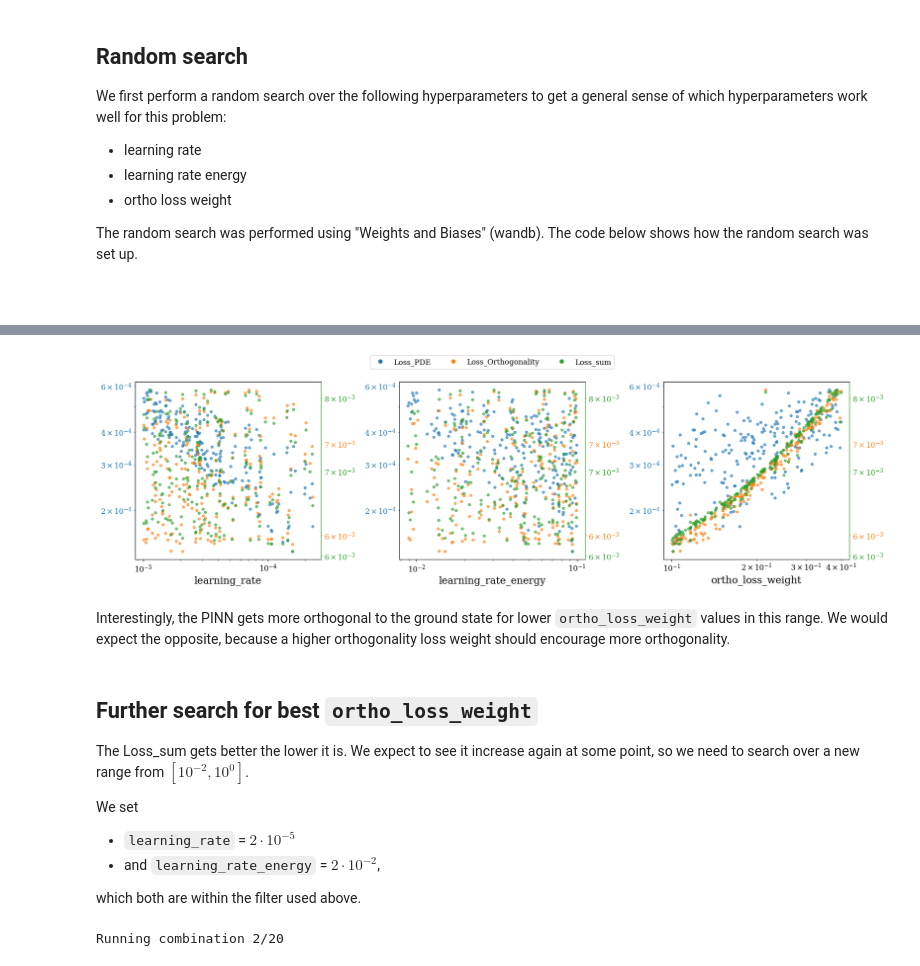
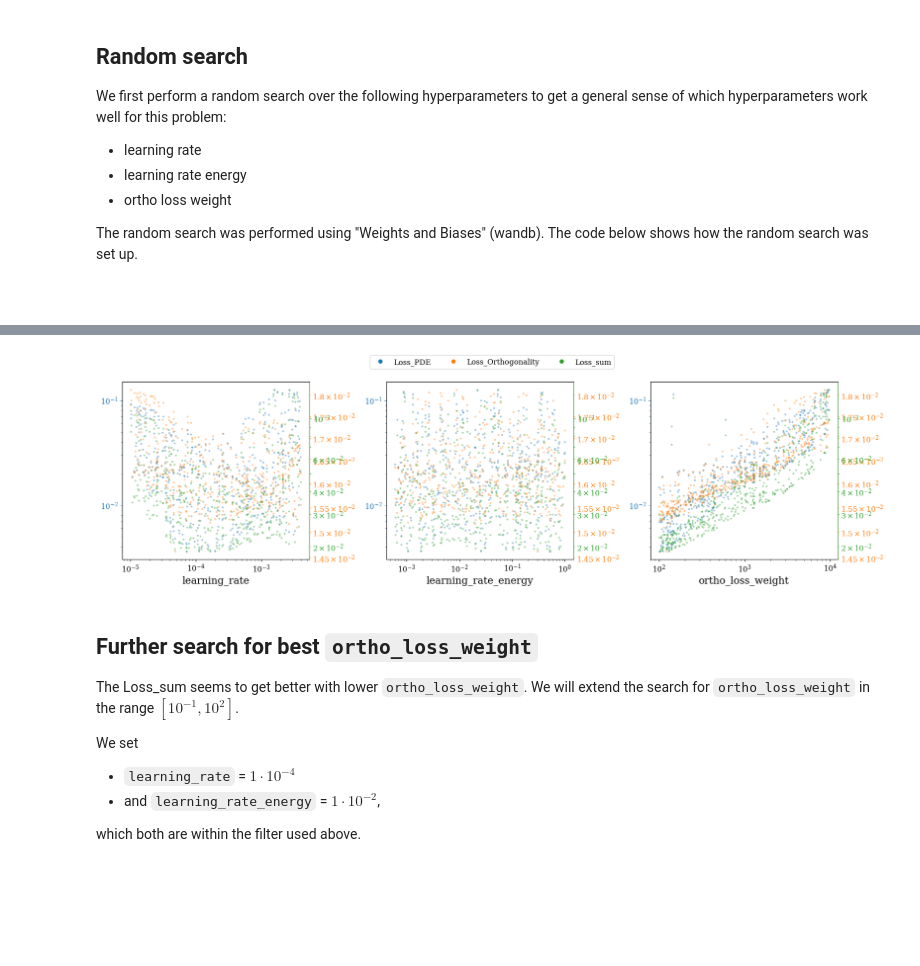
Before and after one commit to fredeco-gh/FYS-STK3155_Project3, a Jupyter notebook: src/param_search.ipynb, the cells around one changed output, grey strips where cells are left out. Drawn from its saved outputs; the diff is of its cells as text; code cells hidden in the pictures; blank space fills up the shorter version.

```diff
--- a/src/param_search.ipynb
+++ b/src/param_search.ipynb
@@ -160,5 +207,6 @@ We also see patterns in `learning_rate` and `learning_rate_energy`, so we will l
 # %%
 filters = [
-    df["ortho_loss_weight"] <= 1.0,
+    (df["learning_rate_energy"] >= 6e-4),
+    (df["learning_rate"] <= 4e-3)
 ]
 df2 = df.loc[pd.concat(filters, axis=1).all(axis=1)]
@@ -192,16 +213,13 @@ df3 = df2.loc[pd.concat(filters, axis=1).all(axis=1)]
-# %%
-plot_random_search_metrics_twinx(df3, metrics=["Loss_PDE", "Loss_Orthogonality", "Loss_sum"], s=16, alpha=0.6)
-plt.show()
-# %% [output]
-[figure, removed]
-# %% [markdown]
-Interestingly, the PINN gets more orthogonal to the ground state for lower `ortho_loss_weight` values in this range. We would expect the opposite, because a higher orthogonality loss weight should encourage more orthogonality.
+# %%
+plot_random_search_metrics_twinx(df2, metrics=["Loss_PDE", "Loss_Orthogonality", "Loss_sum"])
+# %% [output]
+[figure, added]
 # %% [markdown]
 ## Further search for best `ortho_loss_weight`
-The Loss_sum gets better the lower it is. We expect to see it increase again at some point, so we need to search over a new range from $[10^{-2}, 10^0]$.
+The Loss_sum seems to get better with lower `ortho_loss_weight`. We will extend the search for `ortho_loss_weight` in the range $[10^{-1}, 10^{2}]$.
 
 We set
-- `learning_rate` = $2\cdot10^{-5}$
-- and `learning_rate_energy` = $2\cdot10^{-2}$,
+- `learning_rate` = $1\cdot10^{-4}$
+- and `learning_rate_energy` = $1\cdot10^{-2}$,
 
 which both are within the filter used above.
@@ -208,15 +230,6 @@ which both are within the filter used above.
 # %%
-ortho_loss_weight_values = np.logspace(-2, 0, 20)
-
-def train_func(x: torch.Tensor, ortho_loss_weight: float, **kwargs):
-    return train_tise(
-        x,
-        **kwargs,
-        loss_func=Loss_PDE(PotentialHarmonicOscillator())+ortho_loss_weight*Loss_Orthogonality([pinn1]),
-    )
-def generate_data_func():
-    return generate_input_data(256, x_lim, "cpu").numpy()
-
+%%skip_if LOAD_FROM_FILE
+torch.manual_seed(124)
 result = grid_search(
     train_func,
     metrics=[Loss_PDE(PotentialHarmonicOscillator()), Loss_Orthogonality([pinn1])],
@@ -226,14 +239,12 @@ result = grid_search(
         "ansatz_factor": ansatzfactor_HO_sym,
         "n_epochs": 3000,
         "E_init": 0.5,
-        # "device": device,
         "verbose": False,
 
-        # Guess values
         "hidden_layers": 3,
         "width": 64,
-        "lr": 2e-5,
-        "lr_energy": 2e-2,
+        "lr": learning_rate,
+        "lr_energy": learning_rate_energy,
     },
     sweep_parameters={
         "ortho_loss_weight": ortho_loss_weight_values,
@@ -242,5 +253,3 @@ result = grid_search(
     n_repeats=5,
     seed=124,
 )
-# %% [output]
-Running combination 2/20
```
Also changed, not shown: parts of 43 cells of this notebook, 10 other files.
